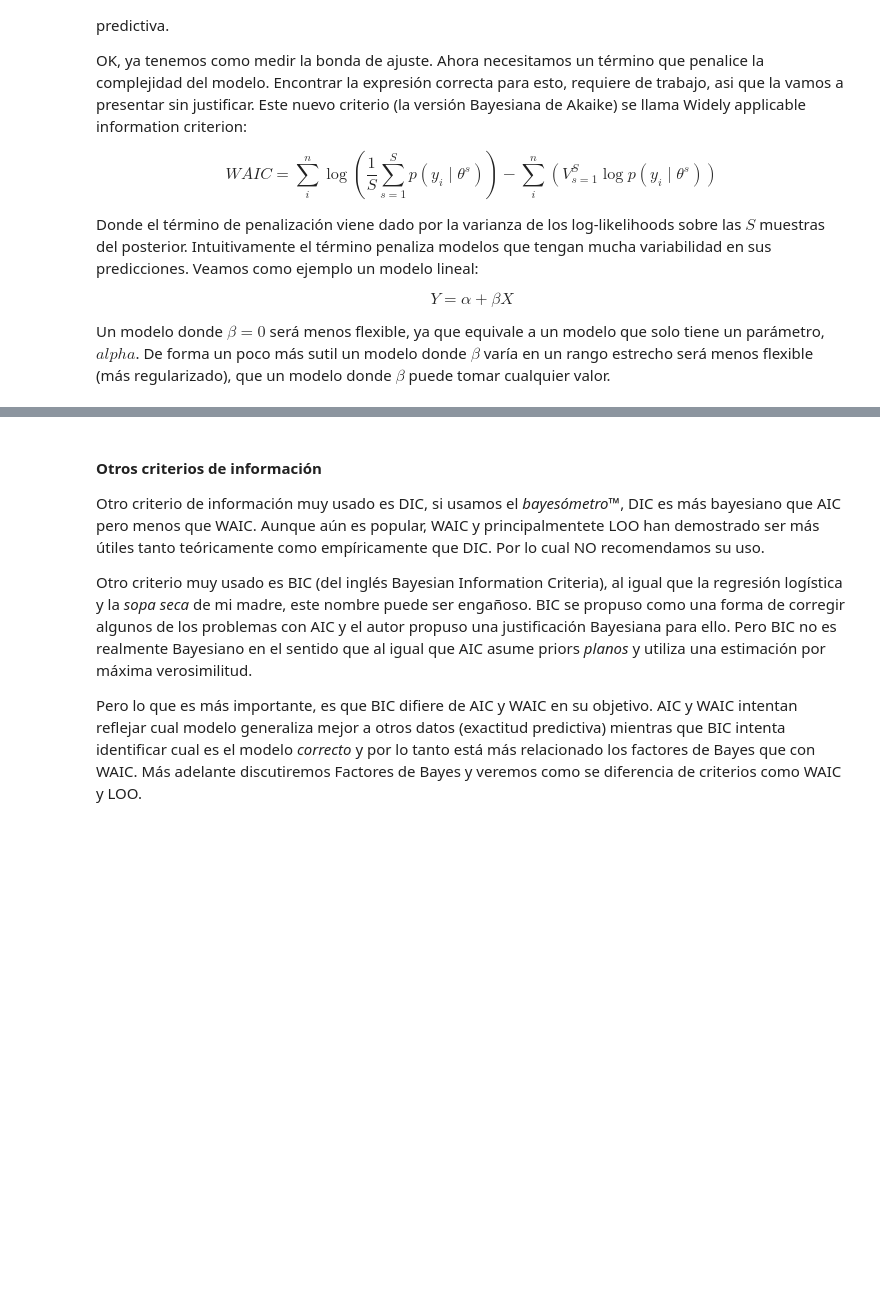
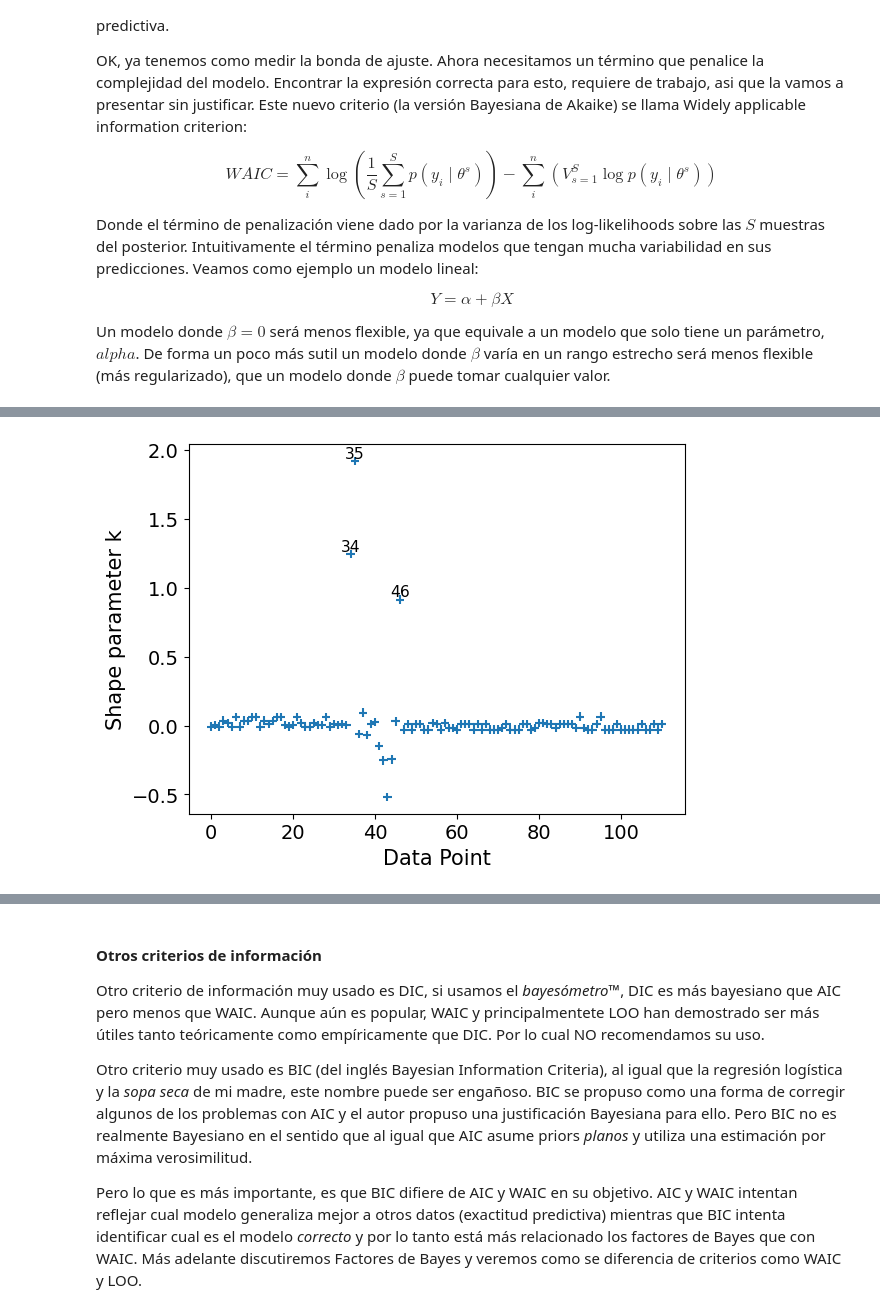
Before and after one commit to LCD-UNSAM/estadistica_e_inferencia_II, a Jupyter notebook: 04_Flujo_de_trabajo_bayesiano.ipynb, the cells around one changed output, grey strips where cells are left out. Cells and saved outputs as stored; diff of their text form; code cells hidden in the pictures; blank space fills up the shorter version.

```diff
--- a/04_Flujo_de_trabajo_bayesiano.ipynb
+++ b/04_Flujo_de_trabajo_bayesiano.ipynb
@@ -560,0 +576,3 @@ completar!!
+# %%
+loo_p = az.loo(idata_cat)
+loo_p
@@ -560,0 +602,4 @@ completar!!
+# %%
+az.plot_khat(loo_p, threshold=0.7);
+# %% [output]
+[figure, added]
```
Also changed, not shown: parts of 31 cells of this notebook, 4 other files.
